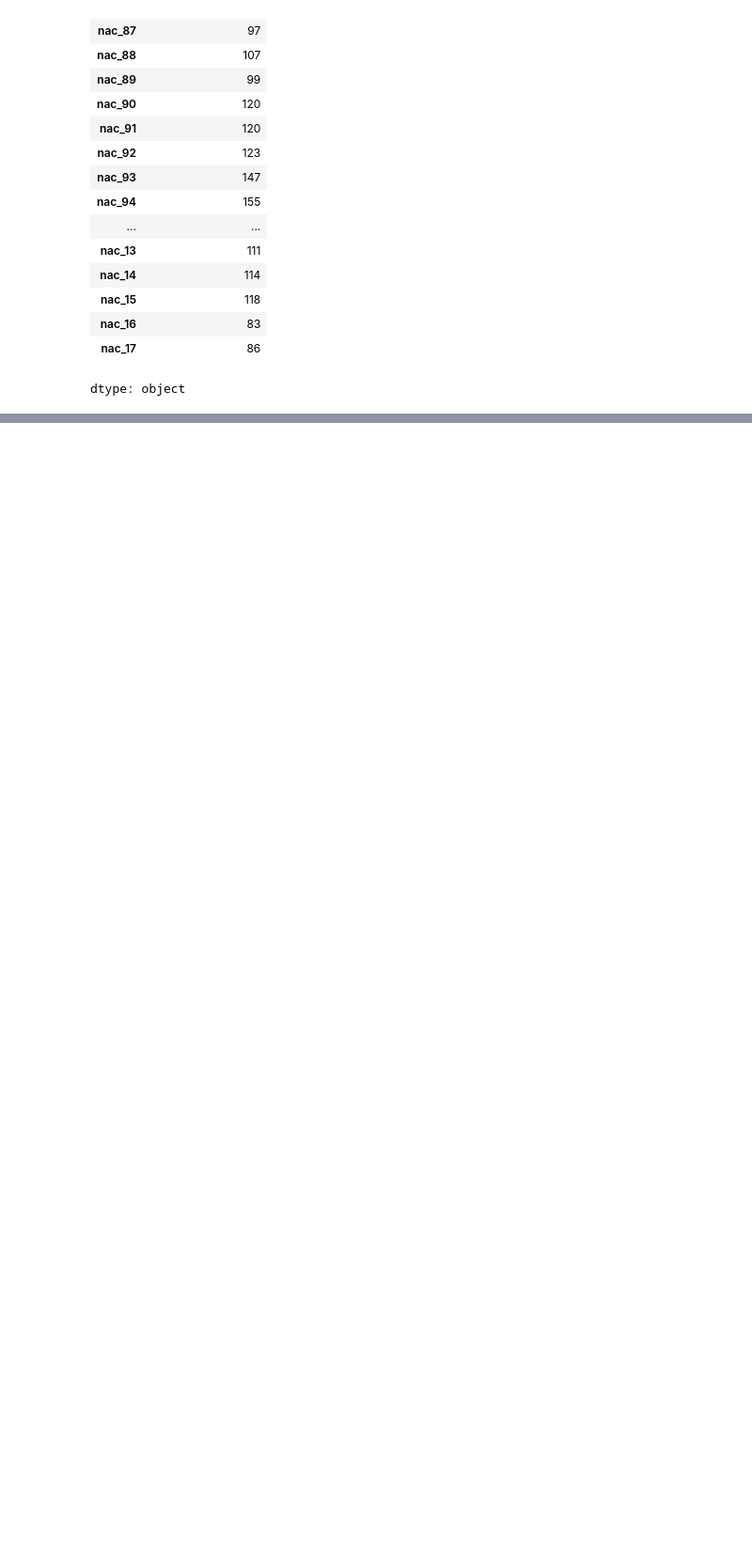
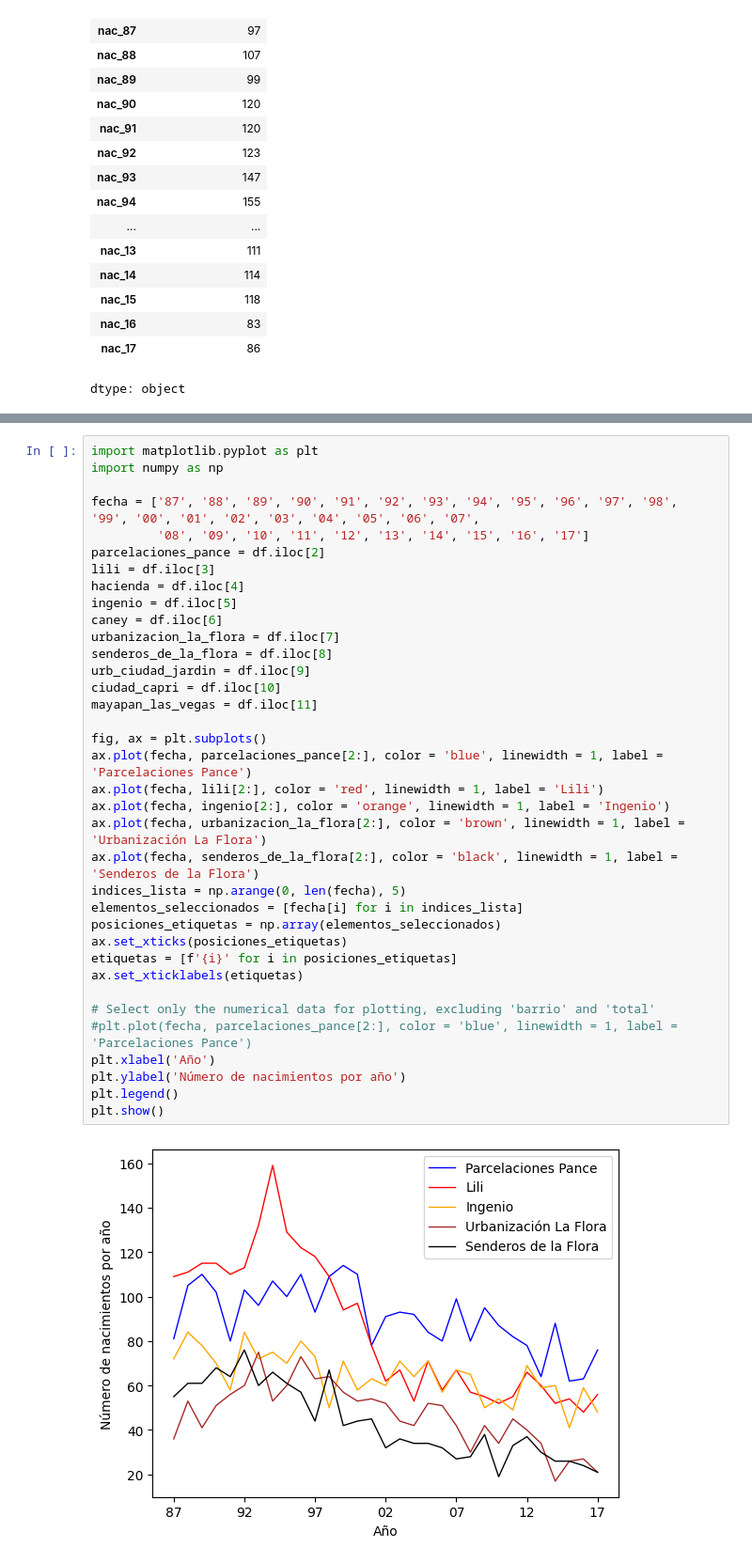
Before and after one commit to geotech-ia/natalidad_cali, a Jupyter notebook: Graficas_nacimientos_87_17.ipynb, the cells around one changed output, grey strips where cells are left out. Shown at 94% size. Cells and saved outputs as stored; diff of their text form; blank space fills up the shorter version.

```diff
--- a/Graficas_nacimientos_87_17.ipynb
+++ b/Graficas_nacimientos_87_17.ipynb
@@ -38,0 +109,38 @@ dtype: object
+# %%
+import matplotlib.pyplot as plt
+import numpy as np
+
+fecha = ['87', '88', '89', '90', '91', '92', '93', '94', '95', '96', '97', '98', '99', '00', '01', '02', '03', '04', '05', '06', '07',
+         '08', '09', '10', '11', '12', '13', '14', '15', '16', '17']
+parcelaciones_pance = df.iloc[2]
+lili = df.iloc[3]
+hacienda = df.iloc[4]
+ingenio = df.iloc[5]
+caney = df.iloc[6]
+urbanizacion_la_flora = df.iloc[7]
+senderos_de_la_flora = df.iloc[8]
+urb_ciudad_jardin = df.iloc[9]
+ciudad_capri = df.iloc[10]
+mayapan_las_vegas = df.iloc[11]
+
+fig, ax = plt.subplots()
+ax.plot(fecha, parcelaciones_pance[2:], color = 'blue', linewidth = 1, label = 'Parcelaciones Pance')
+ax.plot(fecha, lili[2:], color = 'red', linewidth = 1, label = 'Lili')
+ax.plot(fecha, ingenio[2:], color = 'orange', linewidth = 1, label = 'Ingenio')
+ax.plot(fecha, urbanizacion_la_flora[2:], color = 'brown', linewidth = 1, label = 'Urbanización La Flora')
+ax.plot(fecha, senderos_de_la_flora[2:], color = 'black', linewidth = 1, label = 'Senderos de la Flora')
+indices_lista = np.arange(0, len(fecha), 5)
+elementos_seleccionados = [fecha[i] for i in indices_lista]
+posiciones_etiquetas = np.array(elementos_seleccionados)
+ax.set_xticks(posiciones_etiquetas)
+etiquetas = [f'{i}' for i in posiciones_etiquetas]
+ax.set_xticklabels(etiquetas)
+
+# Select only the numerical data for plotting, excluding 'barrio' and 'total'
+#plt.plot(fecha, parcelaciones_pance[2:], color = 'blue', linewidth = 1, label = 'Parcelaciones Pance')
+plt.xlabel('Año')
+plt.ylabel('Número de nacimientos por año')
+plt.legend()
+plt.show()
+# %% [output]
+[figure, added]
```
Also changed, not shown: parts of 3 cells of this notebook.
